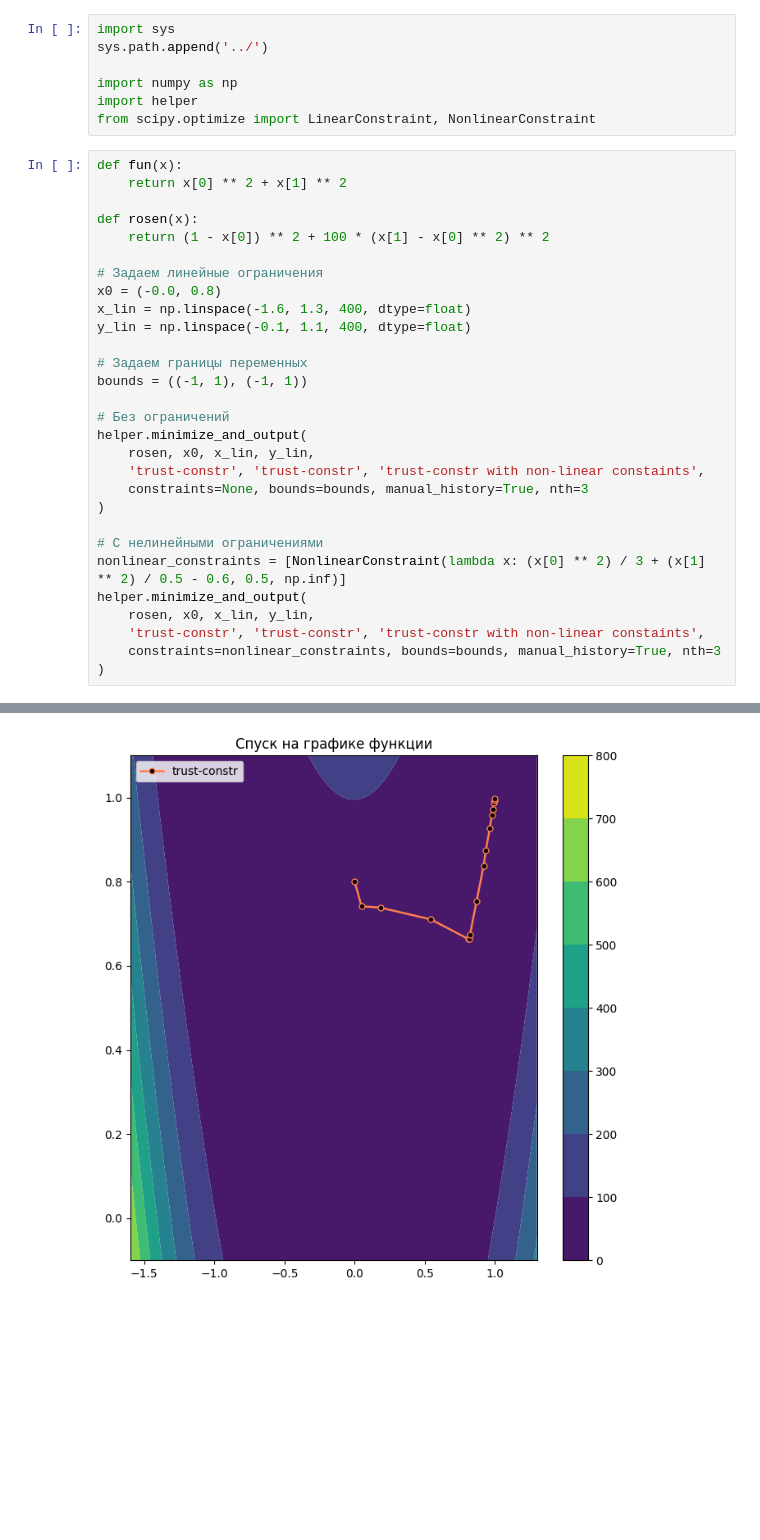
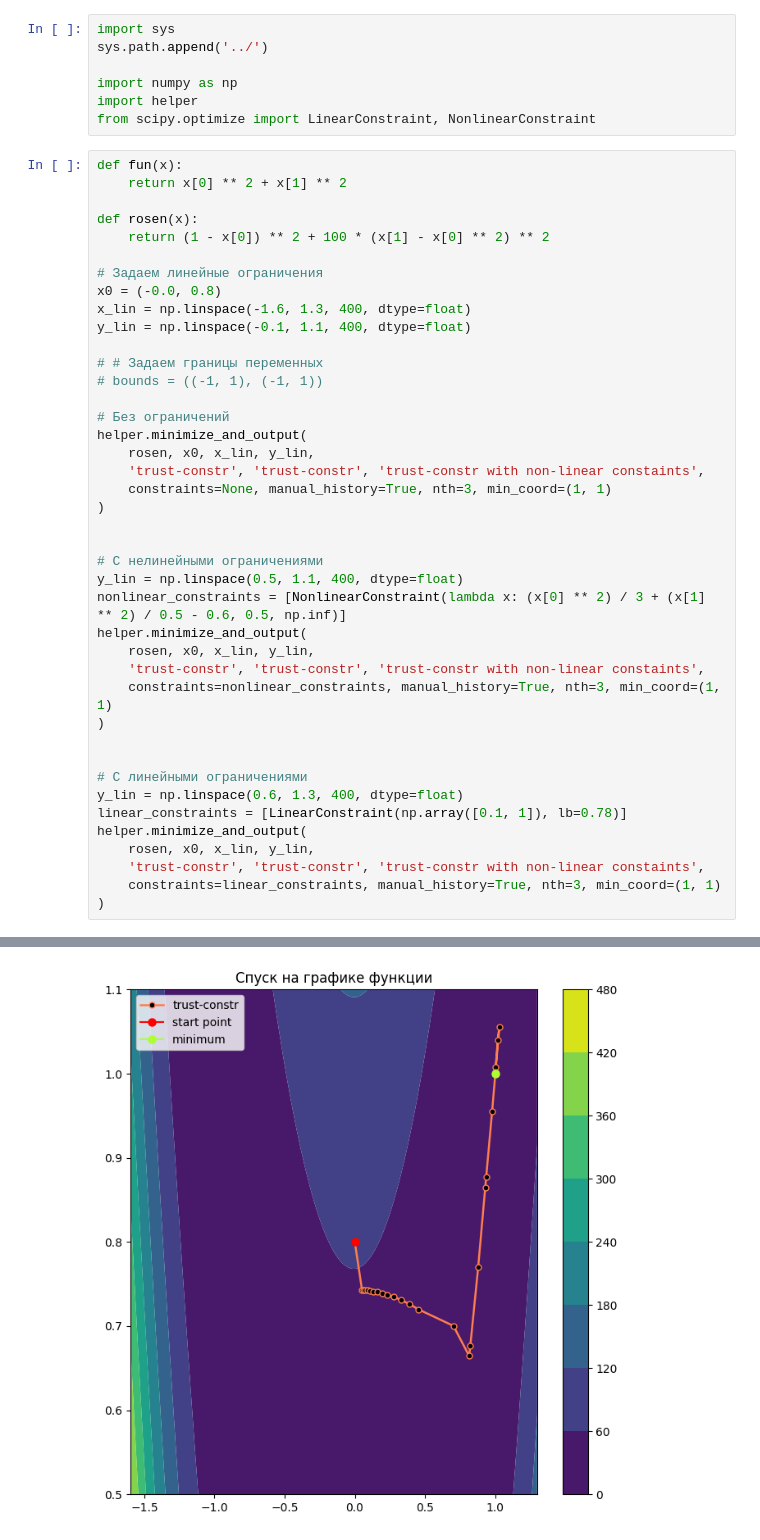
Before and after one commit to trio-at-optimization/optimization-lab4, a Jupyter notebook: Sources/AT1/constraint_research.ipynb, the cells around one changed output, grey strips where cells are left out. Saved outputs shown, nothing was run; the diff lists cells and outputs as text; blank space fills up the shorter version.

```diff
--- a/Sources/AT1/constraint_research.ipynb
+++ b/Sources/AT1/constraint_research.ipynb
@@ -17,22 +17,34 @@ x0 = (-0.0, 0.8)
 x_lin = np.linspace(-1.6, 1.3, 400, dtype=float)
 y_lin = np.linspace(-0.1, 1.1, 400, dtype=float)
 
-# Задаем границы переменных
-bounds = ((-1, 1), (-1, 1))
+# # Задаем границы переменных
+# bounds = ((-1, 1), (-1, 1))
 
 # Без ограничений
 helper.minimize_and_output(
     rosen, x0, x_lin, y_lin,
     'trust-constr', 'trust-constr', 'trust-constr with non-linear constaints',
-    constraints=None, bounds=bounds, manual_history=True, nth=3
+    constraints=None, manual_history=True, nth=3, min_coord=(1, 1)
 )
 
+
 # С нелинейными ограничениями
+y_lin = np.linspace(0.5, 1.1, 400, dtype=float)
 nonlinear_constraints = [NonlinearConstraint(lambda x: (x[0] ** 2) / 3 + (x[1] ** 2) / 0.5 - 0.6, 0.5, np.inf)]
 helper.minimize_and_output(
     rosen, x0, x_lin, y_lin,
     'trust-constr', 'trust-constr', 'trust-constr with non-linear constaints',
-    constraints=nonlinear_constraints, bounds=bounds, manual_history=True, nth=3
+    constraints=nonlinear_constraints, manual_history=True, nth=3, min_coord=(1, 1)
 )
+
+
+# С линейными ограничениями
+y_lin = np.linspace(0.6, 1.3, 400, dtype=float)
+linear_constraints = [LinearConstraint(np.array([0.1, 1]), lb=0.78)]
+helper.minimize_and_output(
+    rosen, x0, x_lin, y_lin,
+    'trust-constr', 'trust-constr', 'trust-constr with non-linear constaints',
+    constraints=linear_constraints, manual_history=True, nth=3, min_coord=(1, 1)
+)
 # %% [output]
 trust-constr with non-linear constaints
@@ -43 +55 @@ trust-constr    ==>   0.000001 in [  0.998787,   0.997571] in 44 steps.
-[figure, old version]
+[figure, new version]
```
Also changed, not shown: parts of 4 cells of this notebook, 1 other file.
